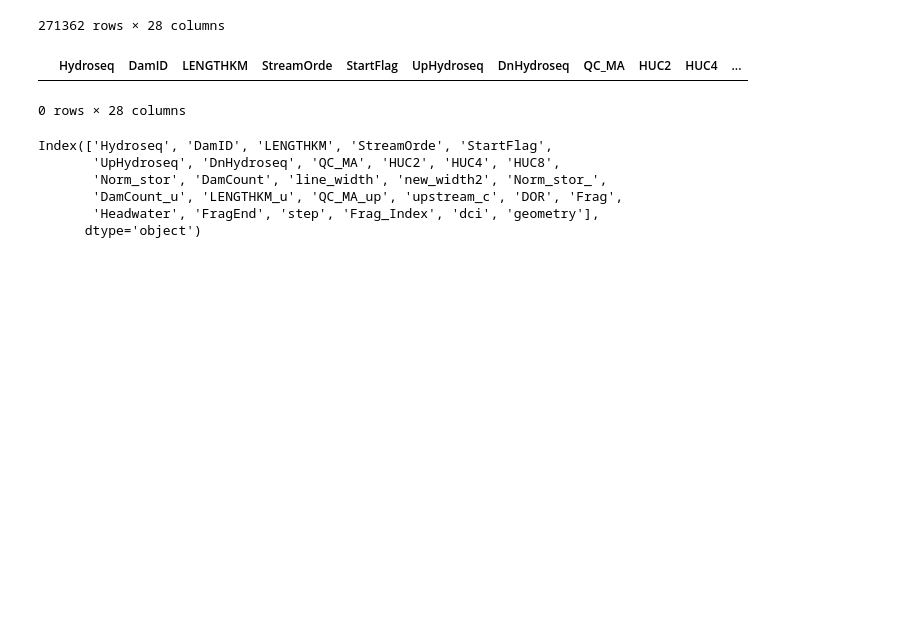
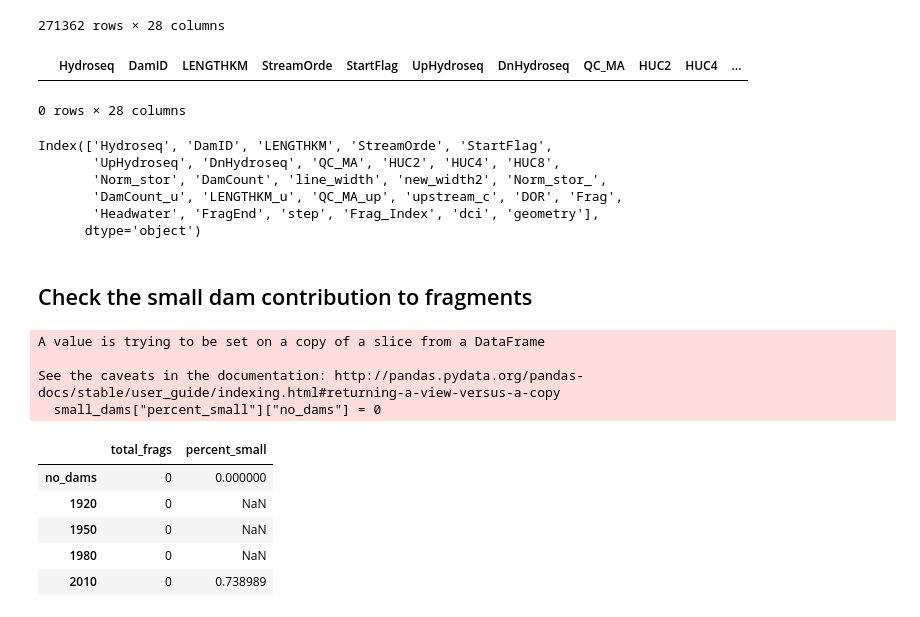
Before and after one commit to rspinti/River_bifurcation, a Jupyter notebook: archive/Rachel_testing/analysis_testing/analysis_testing.ipynb, the cells around one changed output. Saved outputs shown, nothing was run; the diff lists cells and outputs as text; code cells hidden in the pictures; blank space fills up the shorter version.

```diff
--- a/archive/Rachel_testing/analysis_testing/analysis_testing.ipynb
+++ b/archive/Rachel_testing/analysis_testing/analysis_testing.ipynb
@@ -1175,3 +1175,42 @@ Index(['Hydroseq', 'DamID', 'LENGTHKM', 'StreamOrde', 'StartFlag',
        'DamCount_u', 'LENGTHKM_u', 'QC_MA_up', 'upstream_c', 'DOR', 'Frag',
        'Headwater', 'FragEnd', 'step', 'Frag_Index', 'dci', 'geometry'],
       dtype='object')
+# %% [markdown]
+## Check the small dam contribution to fragments
+# %%
+gdrive = "/Volumes/GoogleDrive/My Drive/Condon_Research_Group/Research_Projects/Rachel/Research/Data/bifurcation_data_repo/" #where shapefiles/csv live
+data_folder = 'final_analysis/processed_data/'
+year = '2010'
+basin = 'all_basins'
+# basin = "Columbia"
+
+nabd_df = pd.DataFrame(0, index=years, columns=["total_frags"])
+big_df = pd.DataFrame(0, index=years, columns=["total_frags"])
+small_dams = pd.DataFrame(0, index=years, columns=["total_frags"])
+
+nabd_frags = pd.read_csv(gdrive+data_folder+"nabd_data/"+year+"/"+basin+"_fragments.csv")
+nabd_df.loc[year,"total_frags"]=len(nabd_frags["LENGTHKM"])
+big_frags = pd.read_csv(gdrive+data_folder+"grand_data/"+year+"/"+basin+"_fragments.csv")
+big_df.loc[year,"total_frags"]=len(big_frags["LENGTHKM"])
+
+big_dams.loc[year, "total_frags"] = nabd_df.loc[year,"total_frags"]-big_df.loc[year,"total_frags"]
+        # small_dams.loc[year, "total_frags"] = nabd_df.loc[year,"total_frags"]-small_df.loc[year,"total_frags"]
+percent_big = big_df["total_frags"]/nabd_df["total_frags"]
+percent_small = 1 - percent_big
+# percent_small = small_df["total_frags"]/nabd_df["total_frags"]
+small_dams["percent_small"] = percent_small
+small_dams["percent_small"]["no_dams"] = 0
+# %% [output]
+A value is trying to be set on a copy of a slice from a DataFrame
+
+See the caveats in the documentation: http://pandas.pydata.org/pandas-docs/stable/user_guide/indexing.html#returning-a-view-versus-a-copy
+  small_dams["percent_small"]["no_dams"] = 0
+# %%
+small_dams
+# %% [output]
+|  | total_frags | percent_small |
+| no_dams | 0 | 0.000000 |
+| 1920 | 0 | NaN |
+| 1950 | 0 | NaN |
+| 1980 | 0 | NaN |
+| 2010 | 0 | 0.738989 |
```
Also changed, not shown: parts of 5 cells of this notebook, 1 other file.
